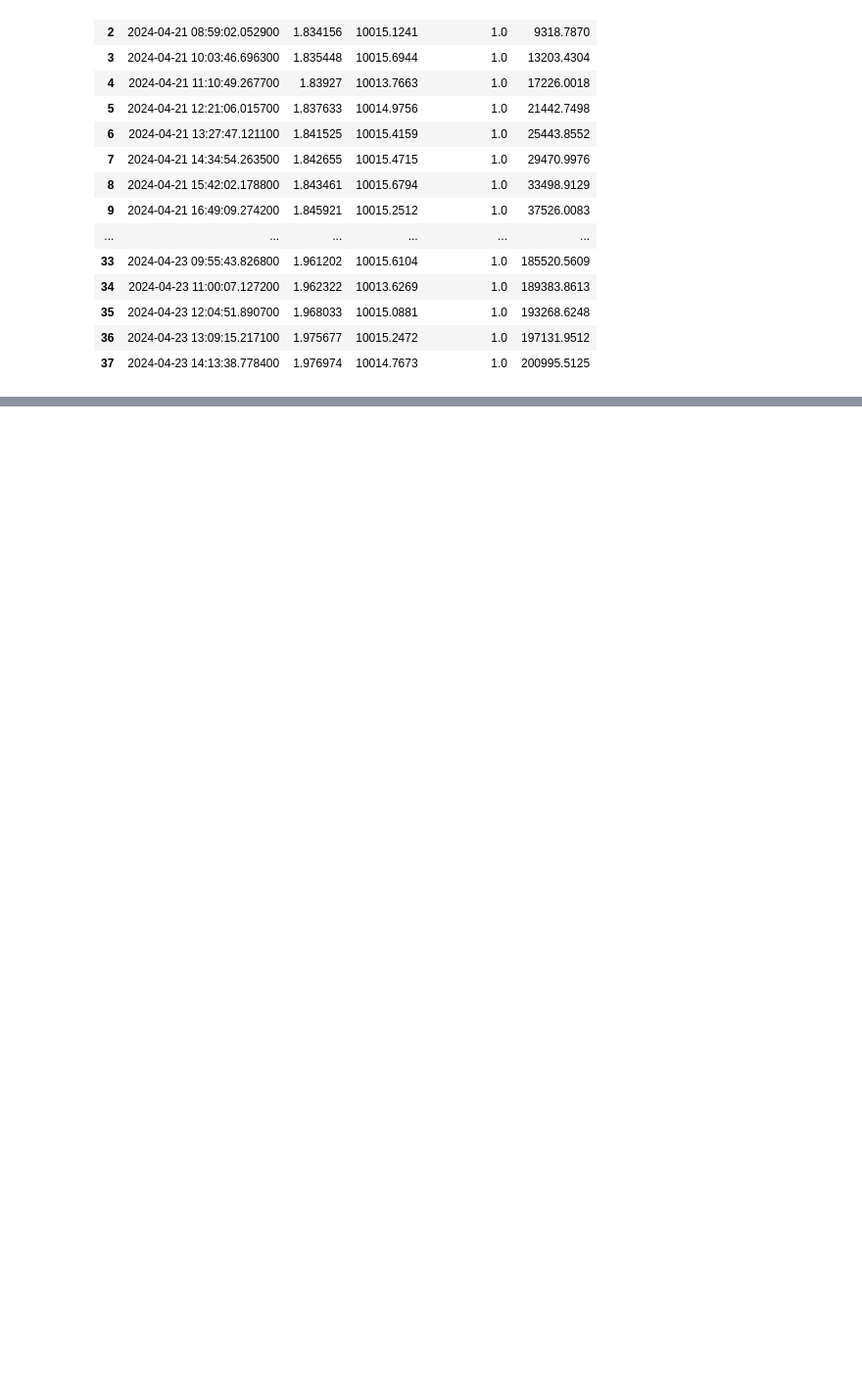
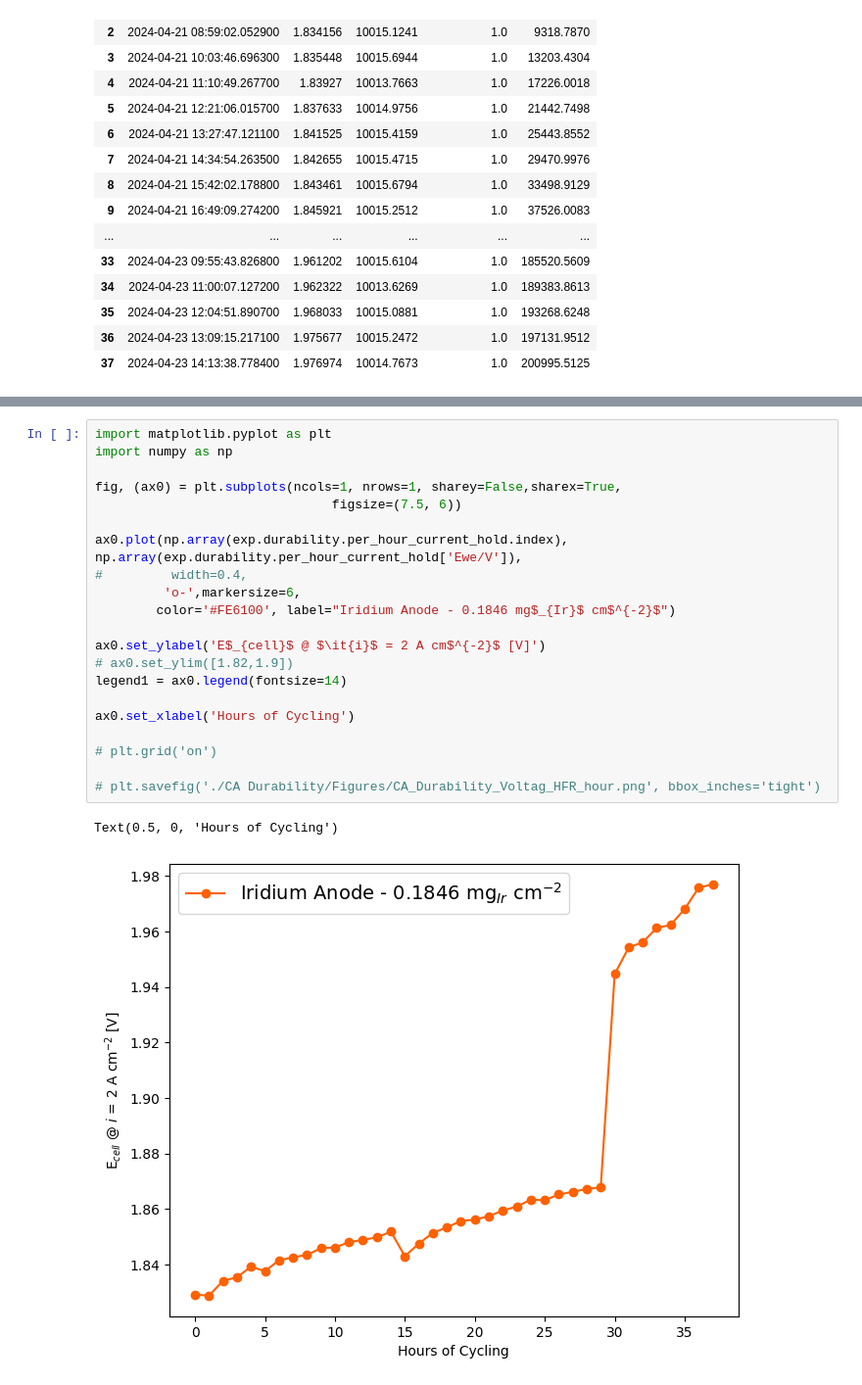
Before and after one commit to karaferner/cmu-edl, a Jupyter notebook: demo.ipynb, the cells around one changed output, grey strips where cells are left out. Shown at 98% size. Cells and saved outputs as stored; diff of their text form; blank space fills up the shorter version.

```diff
--- a/test.ipynb
+++ b/demo.ipynb
@@ -214,0 +235,24 @@ exp.durability.per_hour_current_hold
+# %%
+import matplotlib.pyplot as plt
+import numpy as np
+
+fig, (ax0) = plt.subplots(ncols=1, nrows=1, sharey=False,sharex=True,
+                               figsize=(7.5, 6))
+
+ax0.plot(np.array(exp.durability.per_hour_current_hold.index), np.array(exp.durability.per_hour_current_hold['Ewe/V']),
+#         width=0.4,
+         'o-',markersize=6,
+        color='#FE6100', label="Iridium Anode - 0.1846 mg$_{Ir}$ cm$^{-2}$")
+
+ax0.set_ylabel('E$_{cell}$ @ $\it{i}$ = 2 A cm$^{-2}$ [V]')
+# ax0.set_ylim([1.82,1.9])
+legend1 = ax0.legend(fontsize=14)
+
+ax0.set_xlabel('Hours of Cycling')
+
+# plt.grid('on')
+
+# plt.savefig('./CA Durability/Figures/CA_Durability_Voltag_HFR_hour.png', bbox_inches='tight')
+# %% [output]
+Text(0.5, 0, 'Hours of Cycling')
+[figure, added]
```
Also changed, not shown: parts of 3 cells of this notebook, 2 other files.
